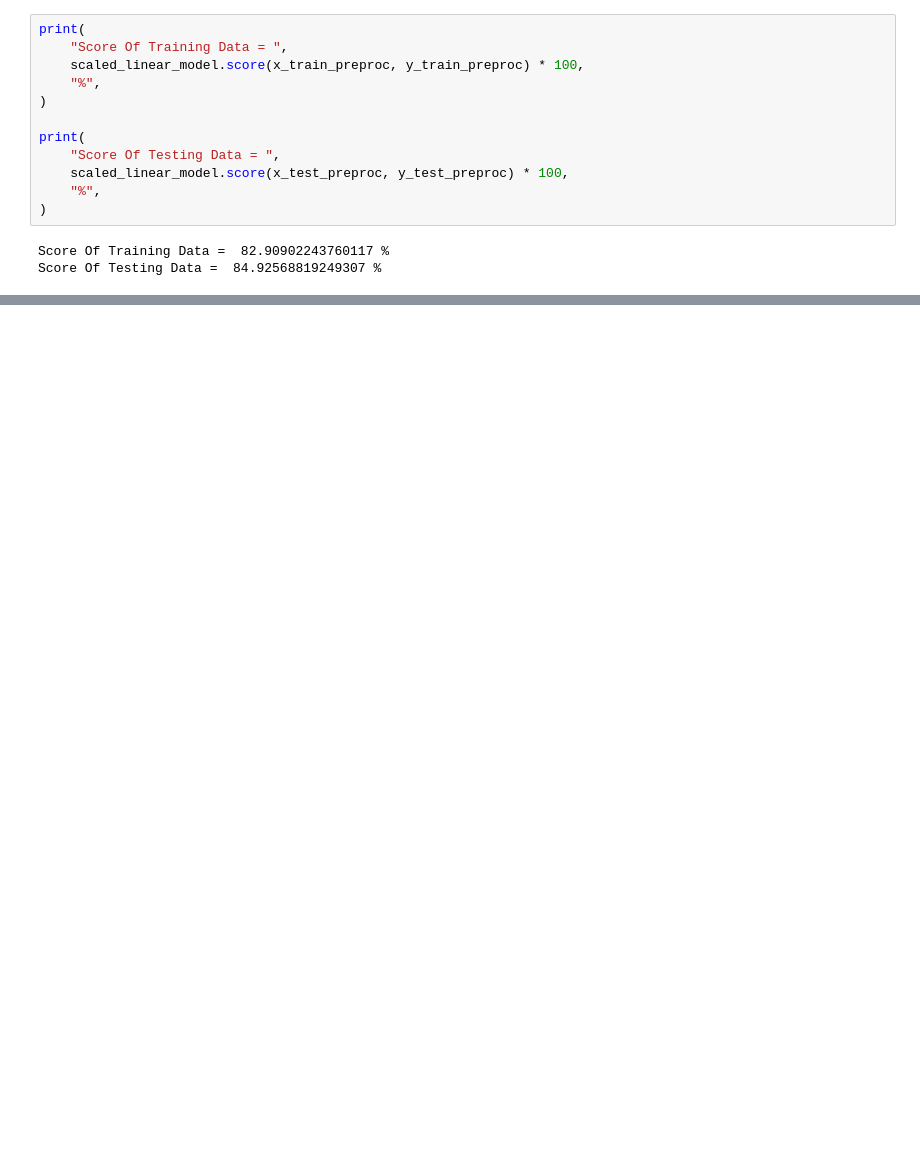
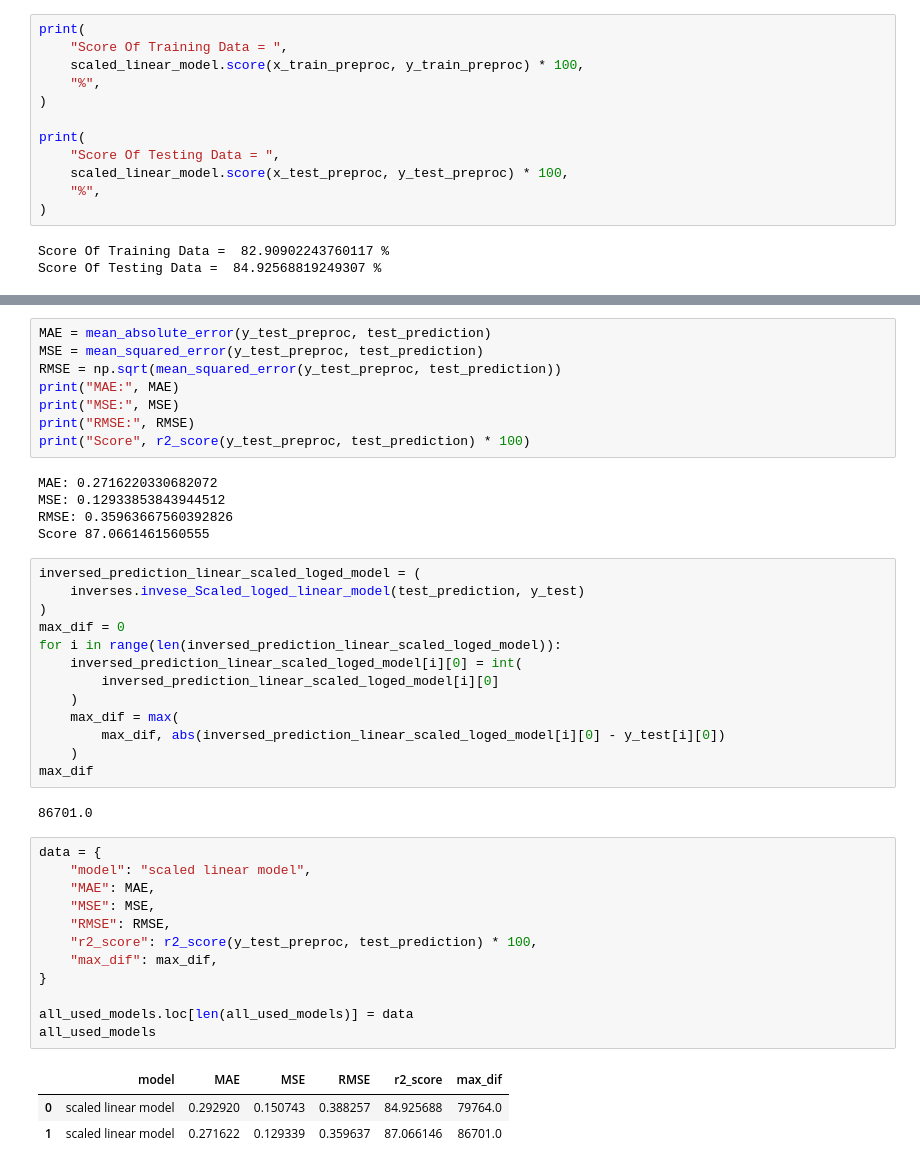
Before and after one commit to ahmedhany14/House-Prices-Prediction, a Jupyter notebook: Machine learning models/models_workspace.ipynb, the cells around one changed output, grey strips where cells are left out. Drawn from its saved outputs; the diff is of its cells as text; blank space fills up the shorter version.

```diff
--- a/Machine learning models/models_workspace.ipynb
+++ b/Machine learning models/models_workspace.ipynb
@@ -177,0 +201,44 @@ RMSE: 0.3882565106666846
+# %%
+MAE = mean_absolute_error(y_test_preproc, test_prediction)
+MSE = mean_squared_error(y_test_preproc, test_prediction)
+RMSE = np.sqrt(mean_squared_error(y_test_preproc, test_prediction))
+print("MAE:", MAE)
+print("MSE:", MSE)
+print("RMSE:", RMSE)
+print("Score", r2_score(y_test_preproc, test_prediction) * 100)
+# %% [output]
+MAE: 0.2716220330682072
+MSE: 0.12933853843944512
+RMSE: 0.35963667560392826
+Score 87.0661461560555
+# %%
+inversed_prediction_linear_scaled_loged_model = (
+    inverses.invese_Scaled_loged_linear_model(test_prediction, y_test)
+)
+max_dif = 0
+for i in range(len(inversed_prediction_linear_scaled_loged_model)):
+    inversed_prediction_linear_scaled_loged_model[i][0] = int(
+        inversed_prediction_linear_scaled_loged_model[i][0]
+    )
+    max_dif = max(
+        max_dif, abs(inversed_prediction_linear_scaled_loged_model[i][0] - y_test[i][0])
+    )
+max_dif
+# %% [output]
+86701.0
+# %%
+data = {
+    "model": "scaled linear model",
+    "MAE": MAE,
+    "MSE": MSE,
+    "RMSE": RMSE,
+    "r2_score": r2_score(y_test_preproc, test_prediction) * 100,
+    "max_dif": max_dif,
+}
+
+all_used_models.loc[len(all_used_models)] = data
+all_used_models
+# %% [output]
+|  | model | MAE | MSE | RMSE | r2_score | max_dif |
+| 0 | scaled linear model | 0.292920 | 0.150743 | 0.388257 | 84.925688 | 79764.0 |
+| 1 | scaled linear model | 0.271622 | 0.129339 | 0.359637 | 87.066146 | 86701.0 |
```
Also changed, not shown: parts of 20 cells of this notebook, 1 other file.
